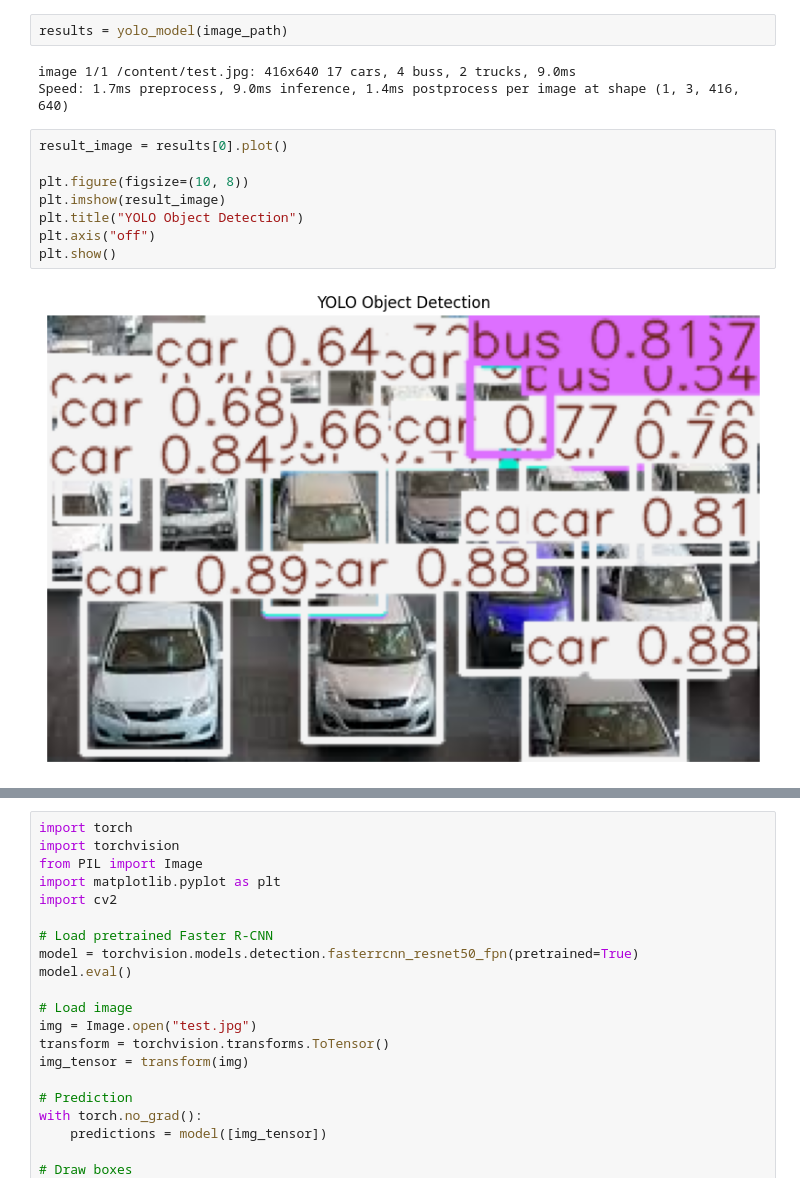
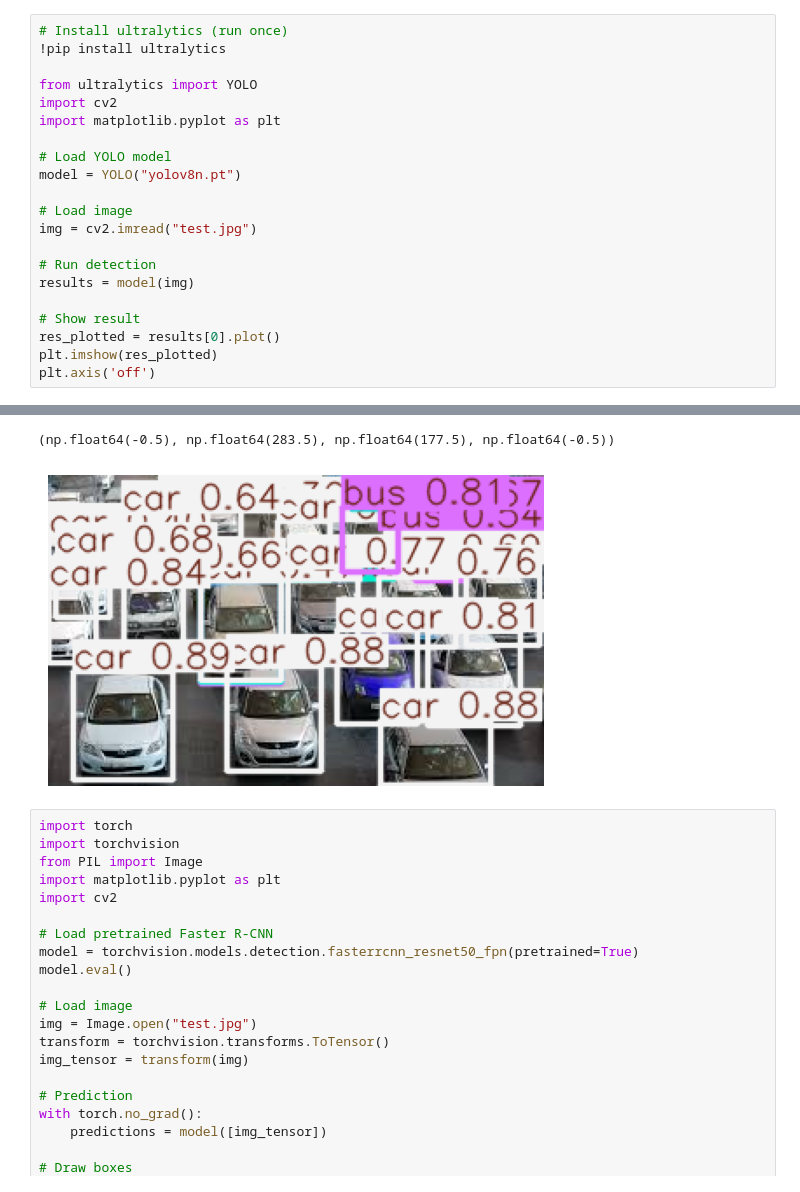
Before and after one commit to Dhriti1209/Deep-Learning-, a Jupyter notebook: DLLAB7.ipynb, the cells around one changed output, grey strips where cells are left out. Cells and saved outputs as stored; diff of their text form.

```diff
--- a/DLLAB7.ipynb
+++ b/DLLAB7.ipynb
@@ -42,15 +1,22 @@ plt.show()
-# %%
-results = yolo_model(image_path)
-# %% [output]
-image 1/1 /content/test.jpg: 416x640 17 cars, 4 buss, 2 trucks, 9.0ms
-Speed: 1.7ms preprocess, 9.0ms inference, 1.4ms postprocess per image at shape (1, 3, 416, 640)
-# %%
-result_image = results[0].plot()
-
-plt.figure(figsize=(10, 8))
-plt.imshow(result_image)
-plt.title("YOLO Object Detection")
-plt.axis("off")
-plt.show()
-# %% [output]
-[figure, removed]
+# %%
+# Install ultralytics (run once)
+!pip install ultralytics
+
+from ultralytics import YOLO
+import cv2
+import matplotlib.pyplot as plt
+
+# Load YOLO model
+model = YOLO("yolov8n.pt")
+
+# Load image
+img = cv2.imread("test.jpg")
+
+# Run detection
+results = model(img)
+
+# Show result
+res_plotted = results[0].plot()
+plt.imshow(res_plotted)
+plt.axis('off')
+# %% [output]
@@ -57,3 +40,5 @@ plt.show()
+(np.float64(-0.5), np.float64(283.5), np.float64(177.5), np.float64(-0.5))
+[figure, added]
 # %%
 import torch
 import torchvision
```
Also changed, not shown: parts of 5 cells of this notebook, 1 other file.
